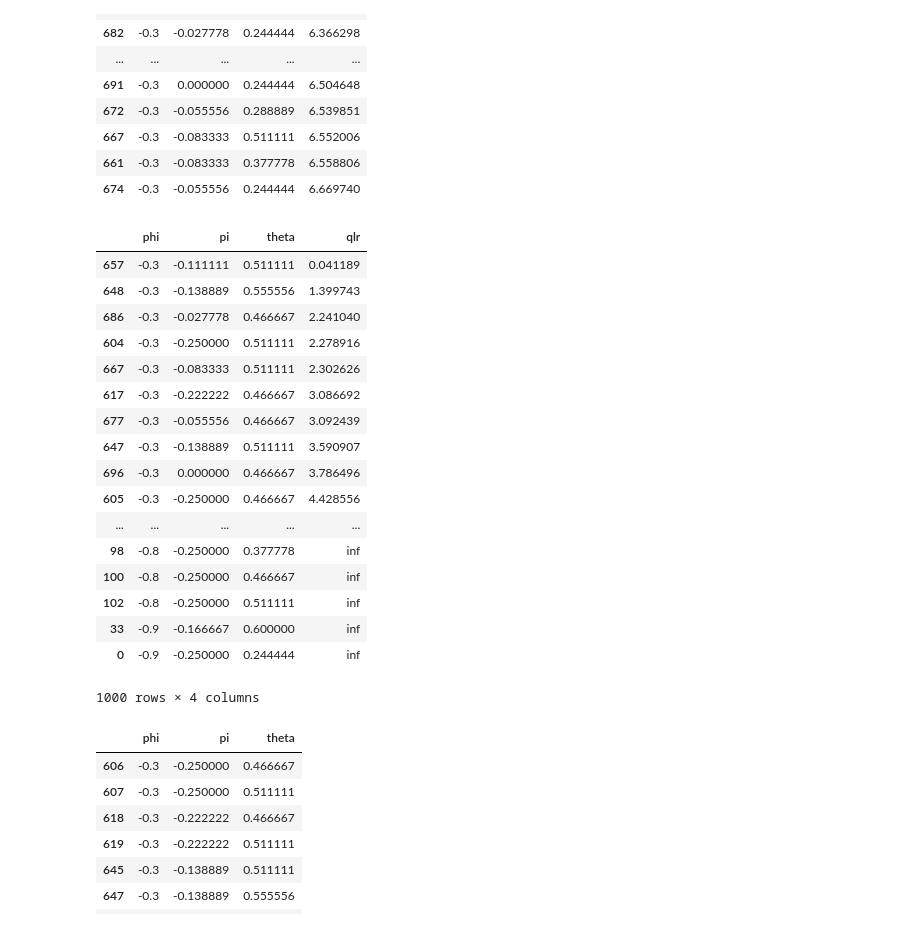
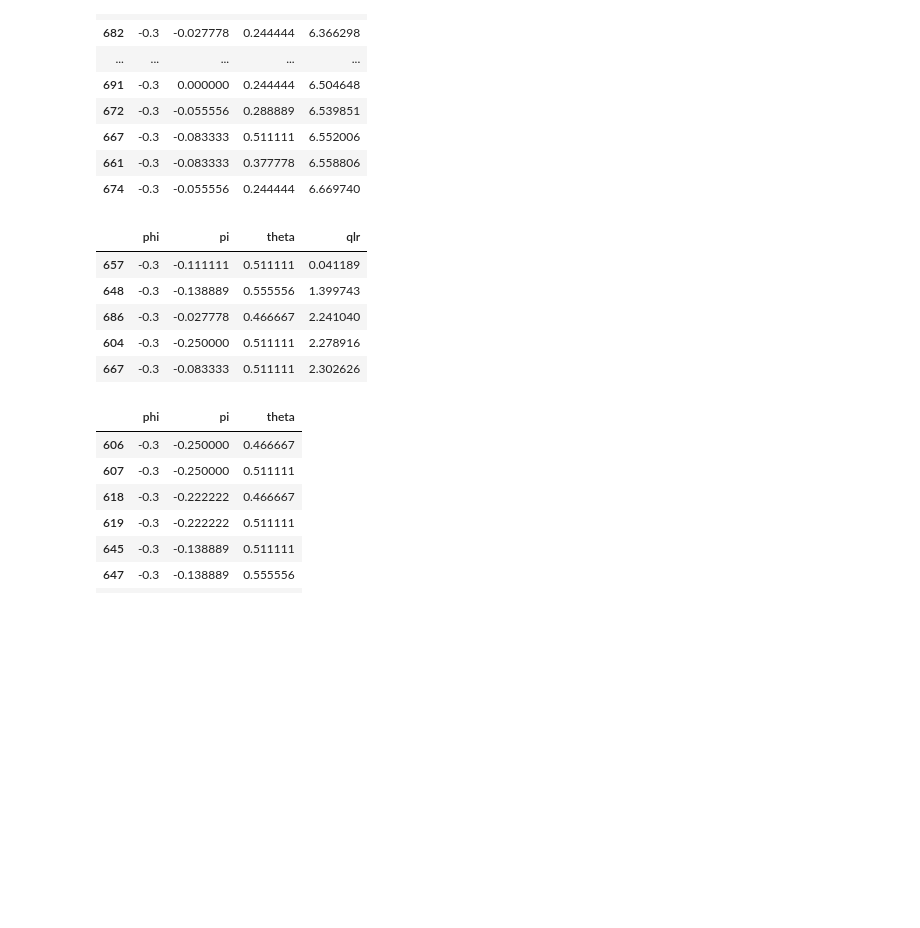
Before and after one commit to sangrey/RiskPriceInference, a Jupyter notebook: volpriceinference/robust_inference_on_data.ipynb, the cells around one changed output. Saved outputs shown, nothing was run; the diff lists cells and outputs as text; code cells hidden in the pictures; blank space fills up the shorter version.

```diff
--- a/volpriceinference/robust_inference_on_data.ipynb
+++ b/volpriceinference/robust_inference_on_data.ipynb
@@ -162,26 +162,14 @@ qlr_draws[np.isclose(qlr_draws.phi, -0.3)][qlr_draws['qlr'] > 0].sort_values(by=
 | 661 | -0.3 | -0.083333 | 0.377778 | 6.558806 |
 | 674 | -0.3 | -0.055556 | 0.244444 | 6.669740 |
 # %%
-qlr_stats.sort_values(by='qlr')
+qlr_stats.sort_values(by='qlr').head()
 # %% [output]
 |  | phi | pi | theta | qlr |
 | 657 | -0.3 | -0.111111 | 0.511111 | 0.041189 |
 | 648 | -0.3 | -0.138889 | 0.555556 | 1.399743 |
 | 686 | -0.3 | -0.027778 | 0.466667 | 2.241040 |
 | 604 | -0.3 | -0.250000 | 0.511111 | 2.278916 |
 | 667 | -0.3 | -0.083333 | 0.511111 | 2.302626 |
-| 617 | -0.3 | -0.222222 | 0.466667 | 3.086692 |
-| 677 | -0.3 | -0.055556 | 0.466667 | 3.092439 |
-| 647 | -0.3 | -0.138889 | 0.511111 | 3.590907 |
-| 696 | -0.3 | 0.000000 | 0.466667 | 3.786496 |
-| 605 | -0.3 | -0.250000 | 0.466667 | 4.428556 |
-| ... | ... | ... | ... | ... |
-| 98 | -0.8 | -0.250000 | 0.377778 | inf |
-| 100 | -0.8 | -0.250000 | 0.466667 | inf |
-| 102 | -0.8 | -0.250000 | 0.511111 | inf |
-| 33 | -0.9 | -0.166667 | 0.600000 | inf |
-| 0 | -0.9 | -0.250000 | 0.244444 | inf |
-1000 rows × 4 columns
 # %%
 qlr_draws.to_json(f'../results/qlr_draws_on_data_{innov_dim}_smaller_region.json')
 # %%
```
Also changed, not shown: parts of 1 cell of this notebook.
